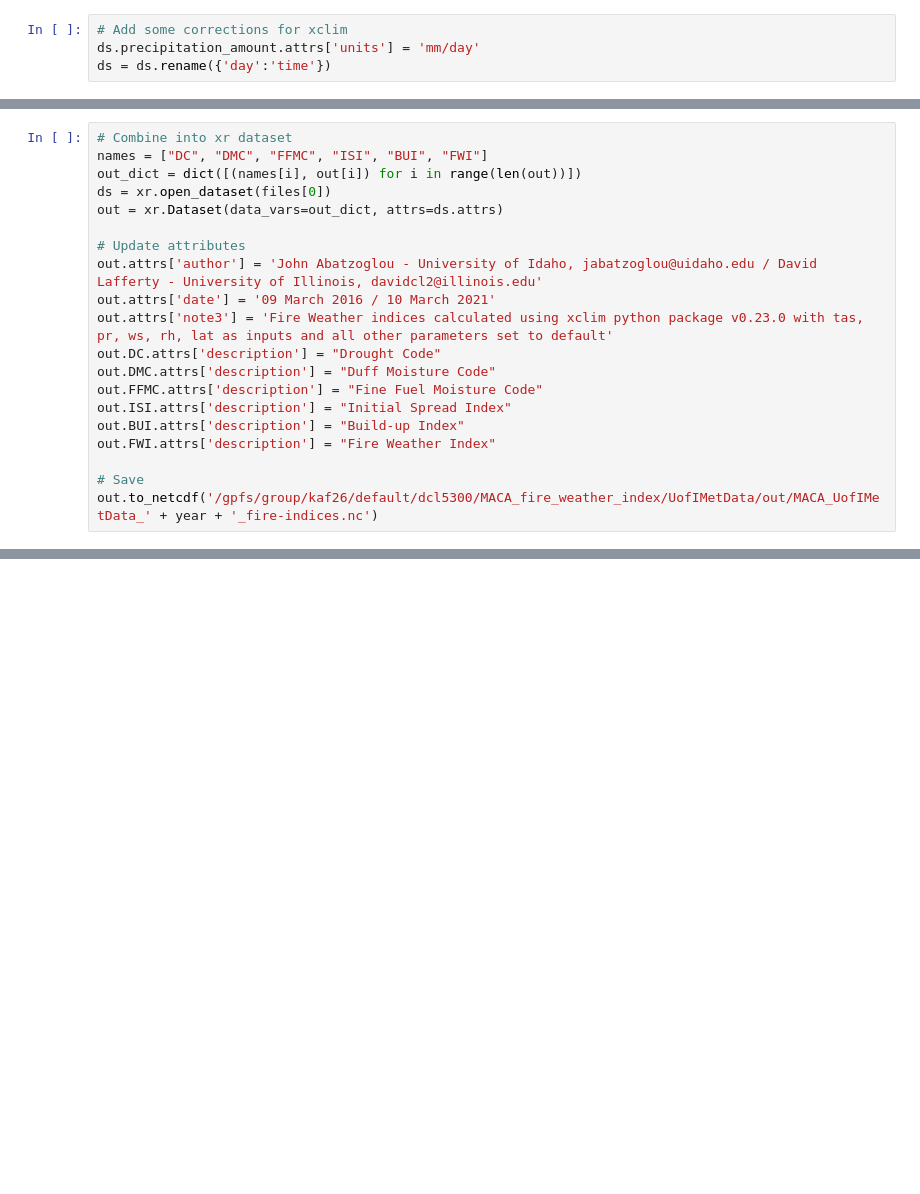
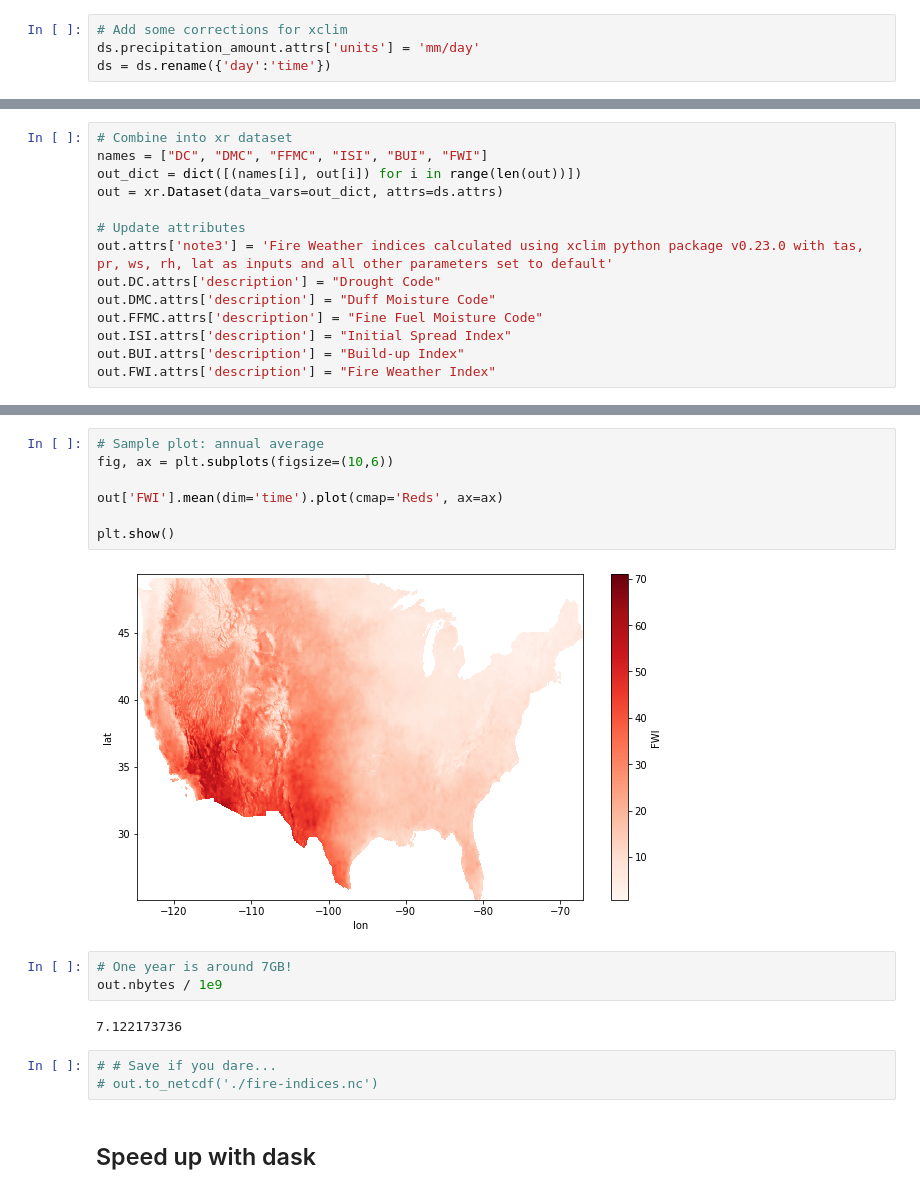
Before and after one commit to david0811/xarray_dask_example, a Jupyter notebook: keeling_FWI.ipynb, the cells around one changed output, grey strips where cells are left out. Drawn from its saved outputs; the diff is of its cells as text; blank space fills up the shorter version.

```diff
--- a/keeling_FWI.ipynb
+++ b/keeling_FWI.ipynb
@@ -29,12 +59,9 @@ out = xc.indices.fire_weather_indexes(
 # Combine into xr dataset
 names = ["DC", "DMC", "FFMC", "ISI", "BUI", "FWI"]
 out_dict = dict([(names[i], out[i]) for i in range(len(out))])
-ds = xr.open_dataset(files[0])
 out = xr.Dataset(data_vars=out_dict, attrs=ds.attrs)
 
 # Update attributes
-out.attrs['author'] = 'John Abatzoglou - University of Idaho, jabatzoglou@uidaho.edu / David Lafferty - University of Illinois, davidcl2@illinois.edu'
-out.attrs['date'] = '09 March 2016 / 10 March 2021'
 out.attrs['note3'] = 'Fire Weather indices calculated using xclim python package v0.23.0 with tas, pr, ws, rh, lat as inputs and all other parameters set to default'
 out.DC.attrs['description'] = "Drought Code"
 out.DMC.attrs['description'] = "Duff Moisture Code"
@@ -42,6 +69,3 @@ out.FFMC.attrs['description'] = "Fine Fuel Moisture Code"
 out.ISI.attrs['description'] = "Initial Spread Index"
 out.BUI.attrs['description'] = "Build-up Index"
 out.FWI.attrs['description'] = "Fire Weather Index"
-
-# Save
-out.to_netcdf('/gpfs/group/kaf26/default/dcl5300/MACA_fire_weather_index/UofIMetData/out/MACA_UofIMetData_' + year + '_fire-indices.nc')
@@ -47,0 +92,19 @@ out.to_netcdf('/gpfs/group/kaf26/default/dcl5300/MACA_fire_weather_index/UofIMet
+# %%
+# Sample plot: annual average
+fig, ax = plt.subplots(figsize=(10,6))
+
+out['FWI'].mean(dim='time').plot(cmap='Reds', ax=ax)
+
+plt.show()
+# %% [output]
+[figure, added]
+# %%
+# One year is around 7GB!
+out.nbytes / 1e9
+# %% [output]
+7.122173736
+# %%
+# # Save if you dare...
+# out.to_netcdf('./fire-indices.nc')
+# %% [markdown]
+## Speed up with dask
```
Also changed, not shown: parts of 18 cells of this notebook.
